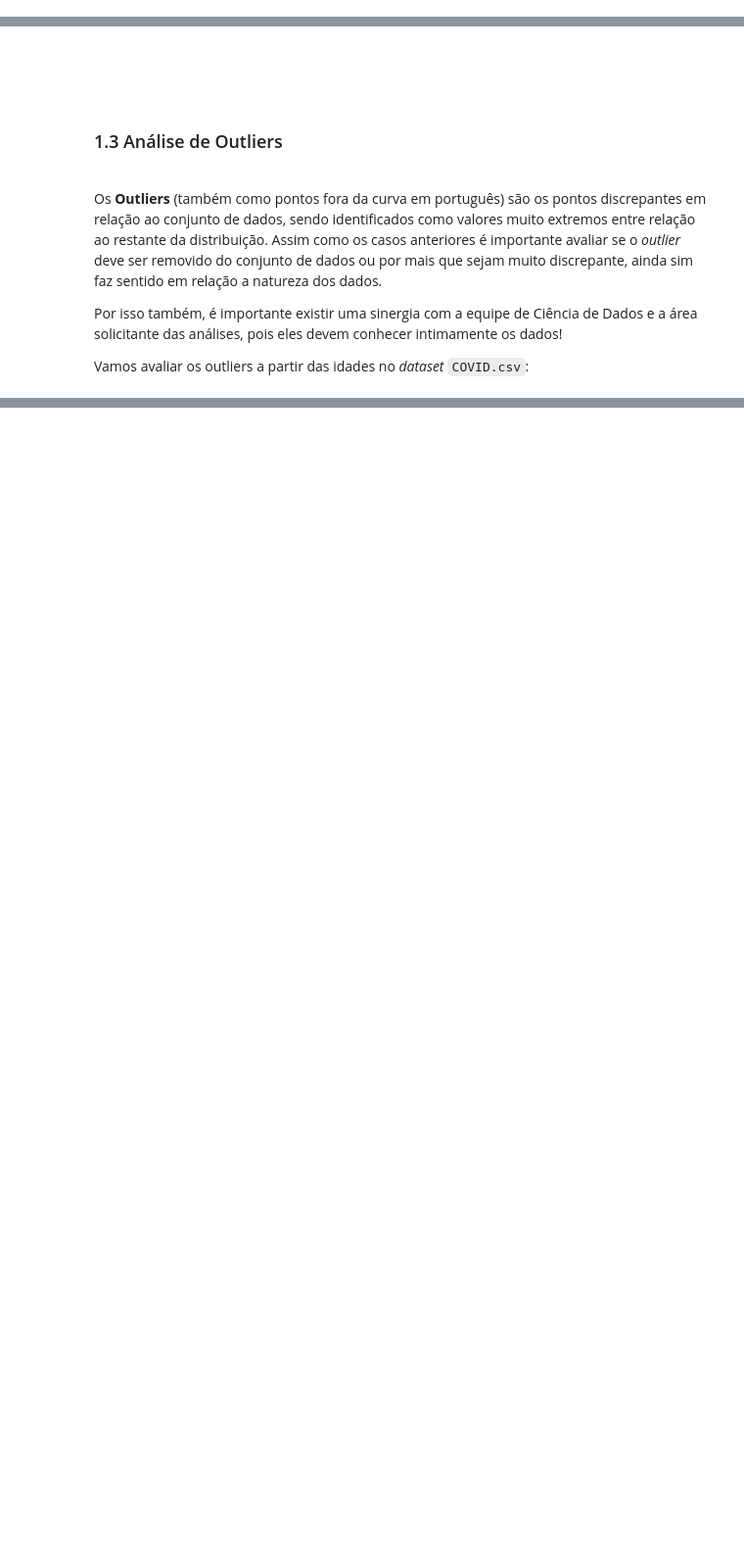
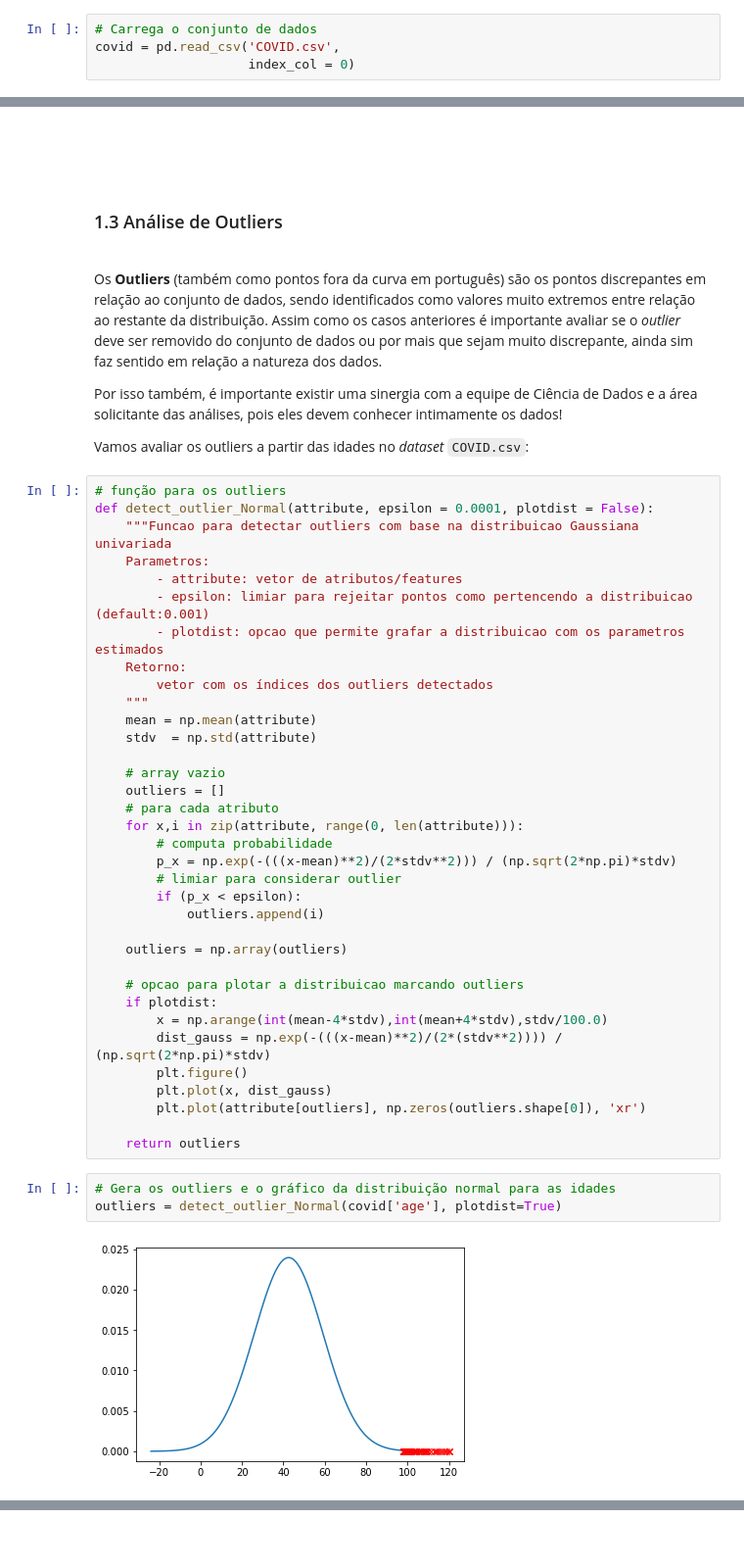
Before and after one commit to Moc967/letscode-desenvolvedados-estatistica, a Jupyter notebook: Estatistica II/src/01 - Processamento de Tratamento dos dados.ipynb, the cells around one changed output, grey strips where cells are left out. Shown at 98% size. Cells and saved outputs as stored; diff of their text form; blank space fills up the shorter version.

```diff
--- a/Estatistica II/src/01 - Processamento de Tratamento dos dados.ipynb
+++ b/Estatistica II/src/01 - Processamento de Tratamento dos dados.ipynb
@@ -67,0 +46,4 @@ covid[covid.duplicated()].head()
+# %%
+# Carrega o conjunto de dados
+covid = pd.read_csv('COVID.csv',
+                    index_col = 0)
@@ -101,3 +193,43 @@ Os __Outliers__ (também como pontos fora da curva em português) são os pontos
 Por isso também, é importante existir uma sinergia com a equipe de Ciência de Dados e a área solicitante das análises, pois eles devem conhecer intimamente os dados!
 
 Vamos avaliar os outliers a partir das idades no _dataset_ `COVID.csv`:
+# %%
+# função para os outliers
+def detect_outlier_Normal(attribute, epsilon = 0.0001, plotdist = False):
+    """Funcao para detectar outliers com base na distribuicao Gaussiana univariada
+    Parametros:
+        - attribute: vetor de atributos/features
+        - epsilon: limiar para rejeitar pontos como pertencendo a distribuicao (default:0.001)
+        - plotdist: opcao que permite grafar a distribuicao com os parametros estimados
+    Retorno:
+        vetor com os índices dos outliers detectados
+    """
+    mean = np.mean(attribute)
+    stdv  = np.std(attribute)
+
+    # array vazio
+    outliers = []
+    # para cada atributo
+    for x,i in zip(attribute, range(0, len(attribute))):
+        # computa probabilidade
+        p_x = np.exp(-(((x-mean)**2)/(2*stdv**2))) / (np.sqrt(2*np.pi)*stdv)
+        # limiar para considerar outlier
+        if (p_x < epsilon):
+            outliers.append(i)
+
+    outliers = np.array(outliers)
+
+    # opcao para plotar a distribuicao marcando outliers
+    if plotdist:
+        x = np.arange(int(mean-4*stdv),int(mean+4*stdv),stdv/100.0)
+        dist_gauss = np.exp(-(((x-mean)**2)/(2*(stdv**2)))) / (np.sqrt(2*np.pi)*stdv)
+        plt.figure()
+        plt.plot(x, dist_gauss)
+        plt.plot(attribute[outliers], np.zeros(outliers.shape[0]), 'xr')
+
+    return outliers
+# %%
+# Gera os outliers e o gráfico da distribuição normal para as idades
+outliers = detect_outlier_Normal(covid['age'], plotdist=True)
+# %% [output]
+[figure, added]
```
Also changed, not shown: parts of 18 cells of this notebook.
